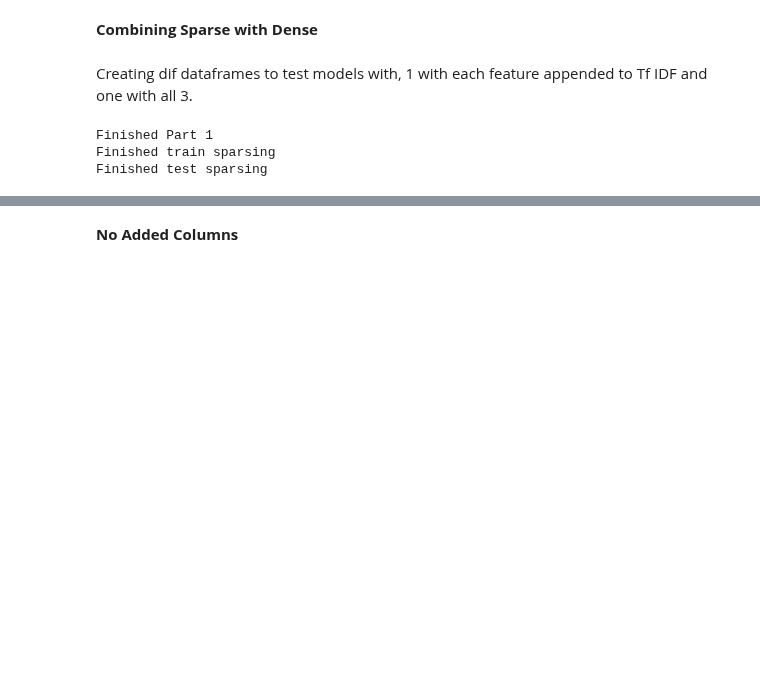
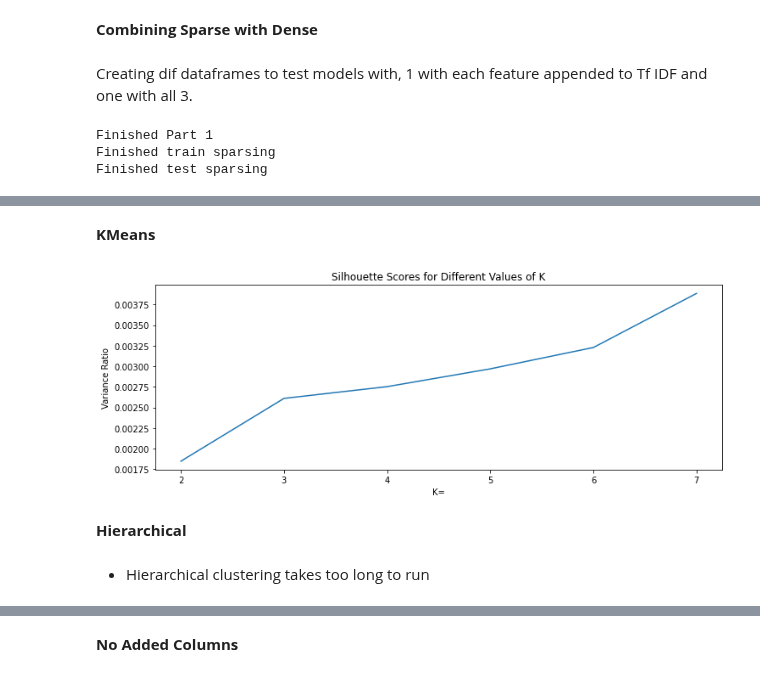
Before and after one commit to bmccabe96/Reddit_NLP, a Jupyter notebook: Analysis/AM_Reddit_Preprocess_Analysis.ipynb, the cells around one changed output, grey strips where cells are left out. Saved outputs shown, nothing was run; the diff lists cells and outputs as text; code cells hidden in the pictures; blank space fills up the shorter version.

Commit message:
added cluster ananalysis and silhouette score

```diff
--- a/Analysis/AM_Reddit_Preprocess_Analysis.ipynb
+++ b/Analysis/AM_Reddit_Preprocess_Analysis.ipynb
@@ -473,7 +512,7 @@ def classifier_input(pro_tr = None, pro_te = None,
                      lex_tr = None, lex_te = None,
                      stop_tr = None, stop_te = None):
 
-    tfidf = TfidfVectorizer(ngram_range=(1,2))
+    tfidf = TfidfVectorizer(ngram_range=(1,1))
 
     tfidf_data_train_lem = tfidf.fit_transform(X_train_lem)
     tfidf_data_test_lem = tfidf.transform(X_test_lem)
@@ -565,0 +627,2 @@ results
+# %% [markdown]
+**KMeans**
@@ -565,0 +631,9 @@ results
+# %%
+k_means_2 = KMeans(n_clusters=2).fit(X_train)
+k_means_3 = KMeans(n_clusters=3).fit(X_train)
+k_means_4 = KMeans(n_clusters=4).fit(X_train)
+k_means_5 = KMeans(n_clusters=5).fit(X_train)
+k_means_6 = KMeans(n_clusters=6).fit(X_train)
+k_means_7 = KMeans(n_clusters=7).fit(X_train)
+
+k_list = [k_means_2, k_means_3, k_means_4, k_means_5, k_means_6, k_means_7]
@@ -565,0 +642,17 @@ results
+# %%
+sil_score = []
+
+for model in k_list:
+    labels = model.labels_
+    sil_score.append(silhouette_score(X_train.toarray(), labels))
+# %%
+plt.figure(figsize=(12,4))
+plt.plot([2, 3, 4, 5, 6, 7], sil_score)
+plt.xticks([2,3,4,5,6,7])
+plt.title('Silhouette Scores for Different Values of K')
+plt.ylabel('Variance Ratio')
+plt.xlabel('K=')
+plt.savefig("../Pics/sil_score.png")
+plt.show()
+# %% [output]
+[figure, added]
@@ -565,0 +670,4 @@ results
+# %% [markdown]
+**Hierarchical**
+# %% [markdown]
+- Hierarchical clustering takes too long to run
```
Also changed, not shown: parts of 57 cells of this notebook, 1 other file.
